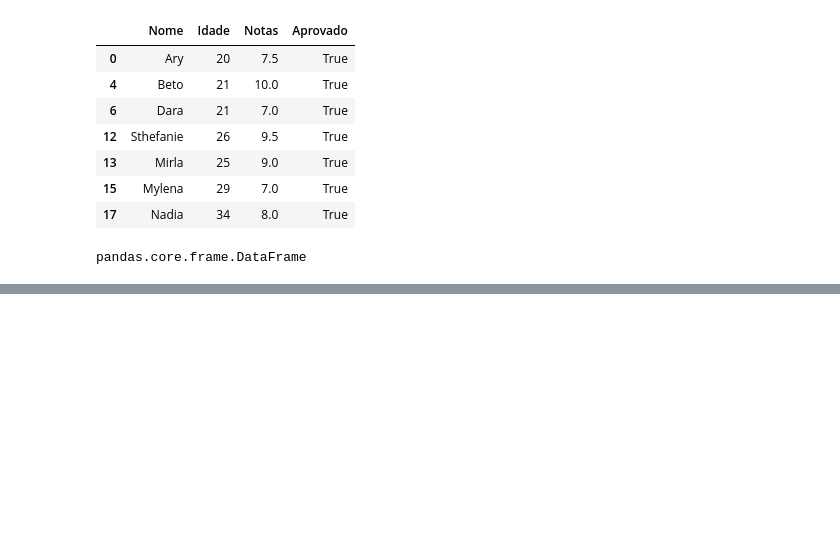
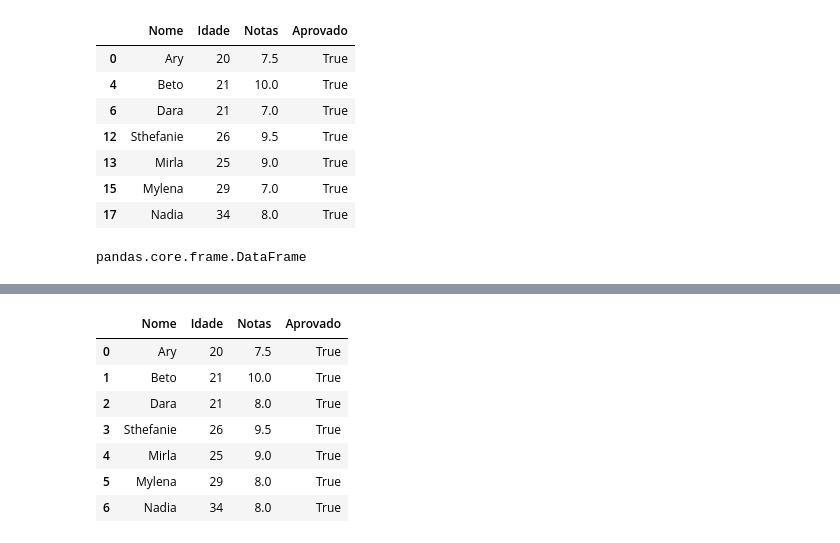
Before and after one commit to maarantesfazenda/python_datascience_alura, a Jupyter notebook: Aula_Pandas.ipynb, the cells around one changed output, grey strips where cells are left out. Saved outputs shown, nothing was run; the diff lists cells and outputs as text; code cells hidden in the pictures; blank space fills up the shorter version.

```diff
--- a/Aula_Pandas.ipynb
+++ b/Aula_Pandas.ipynb
@@ -790,0 +804,14 @@ aprovados.to_csv('aprovados.csv', index=False, sep=';')
+# %%
+# Substitui todas as ocorrências de 7 por 8 na coluna 'Notas'
+dados['Notas'] = dados['Notas'].replace(7, 8)
+
+dados
+# %% [output]
+|  | Nome | Idade | Notas | Aprovado |
+| 0 | Ary | 20 | 7.5 | True |
+| 1 | Beto | 21 | 10.0 | True |
+| 2 | Dara | 21 | 8.0 | True |
+| 3 | Sthefanie | 26 | 9.5 | True |
+| 4 | Mirla | 25 | 9.0 | True |
+| 5 | Mylena | 29 | 8.0 | True |
+| 6 | Nadia | 34 | 8.0 | True |
```
Also changed, not shown: parts of 2 cells of this notebook.
